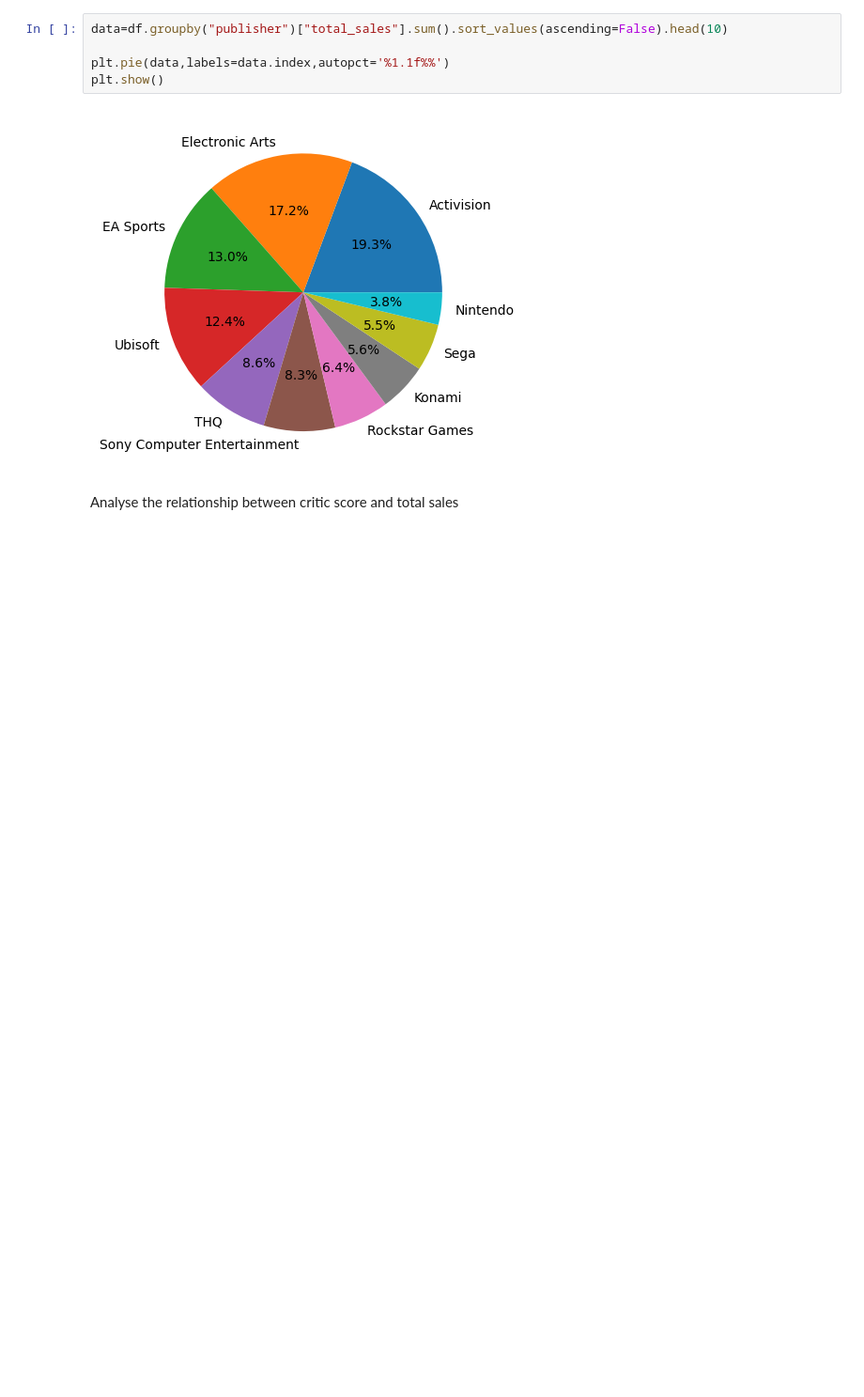
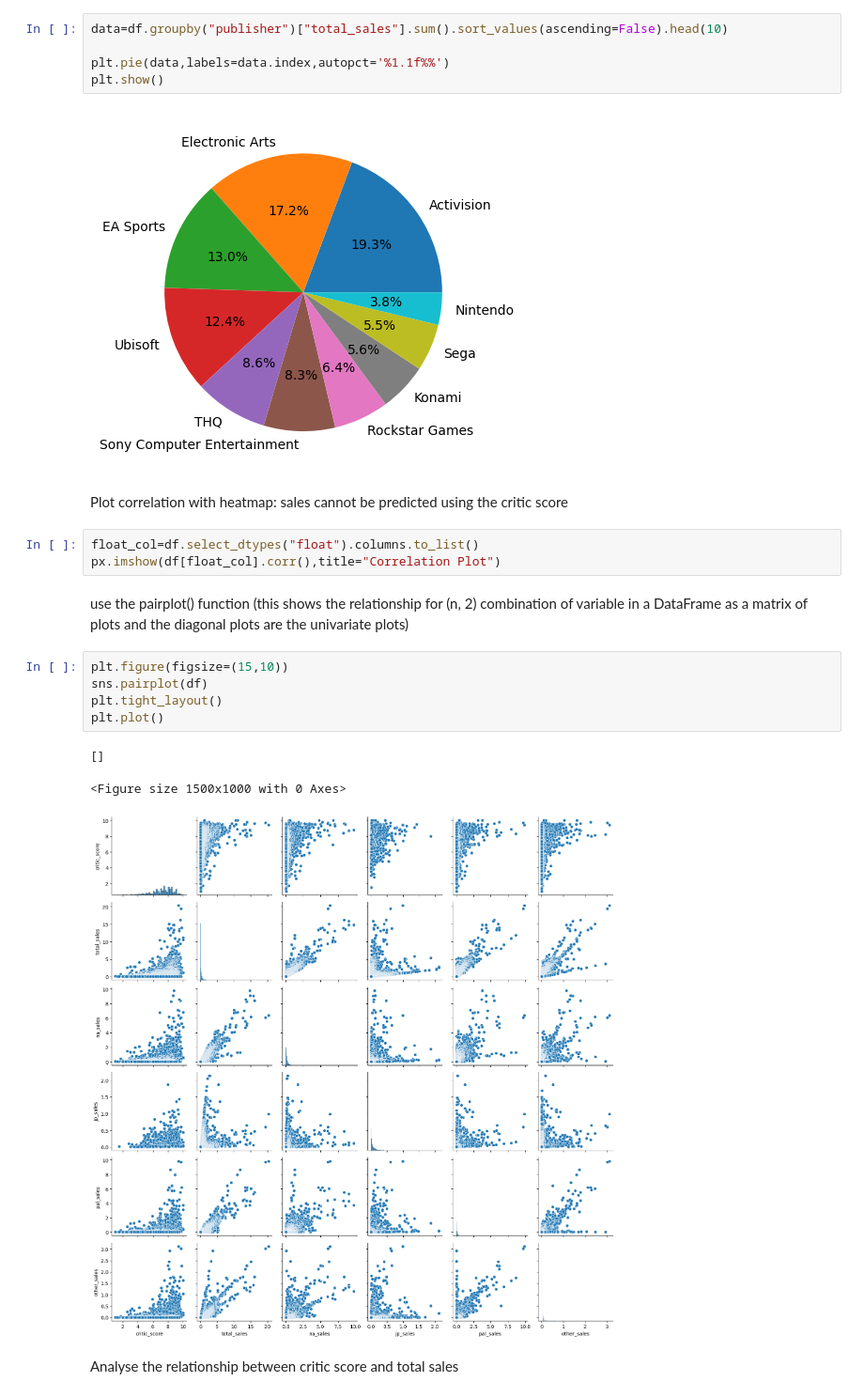
Before and after one commit to eulogi92/Portfolio, a Jupyter notebook: Python/Project 1/Python_Project_Sales.ipynb, the cells around one changed output. Shown at 94% size. Drawn from its saved outputs; the diff is of its cells as text; blank space fills up the shorter version.

```diff
--- a/Python/Project 1/Python_Project_Sales.ipynb
+++ b/Python/Project 1/Python_Project_Sales.ipynb
@@ -372,6 +373,22 @@ plt.pie(data,labels=data.index,autopct='%1.1f%%')
 plt.show()
 # %% [output]
 [figure]
+# %% [markdown]
+Plot correlation with heatmap: sales cannot be predicted using the critic score
+# %%
+float_col=df.select_dtypes("float").columns.to_list()
+px.imshow(df[float_col].corr(),title="Correlation Plot")
+# %% [markdown]
+use the pairplot() function (this shows the relationship for (n, 2) combination of variable in a DataFrame as a matrix of plots and the diagonal plots are the univariate plots)
+# %%
+plt.figure(figsize=(15,10))
+sns.pairplot(df)
+plt.tight_layout()
+plt.plot()
+# %% [output]
+[]
+<Figure size 1500x1000 with 0 Axes>
+[figure, added]
 # %% [markdown]
 Analyse the relationship between critic score and total sales
 # %%
```
Also changed, not shown: parts of 1 cell of this notebook.
